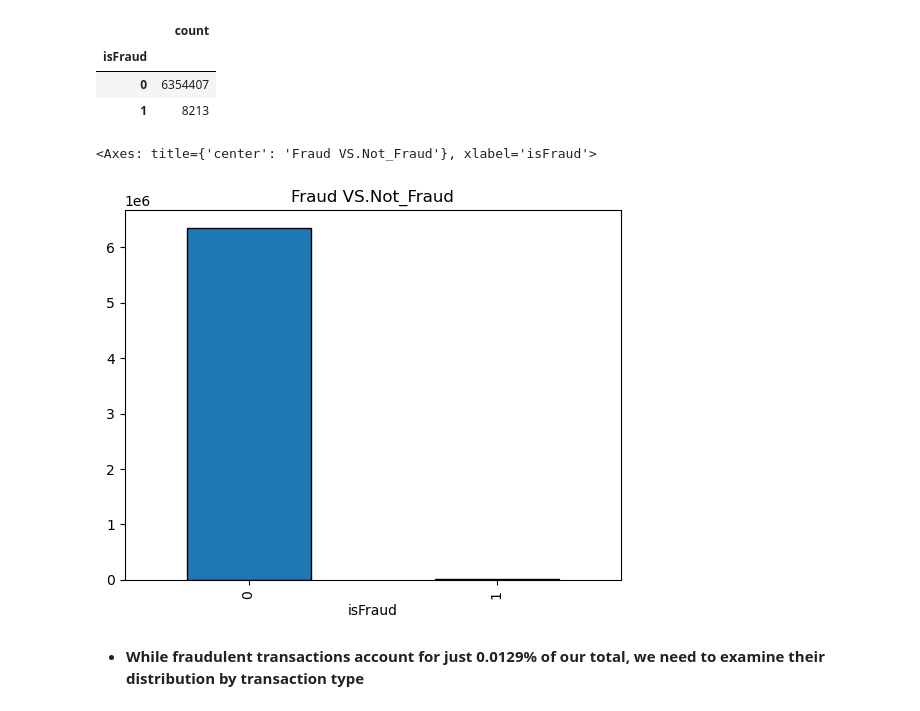
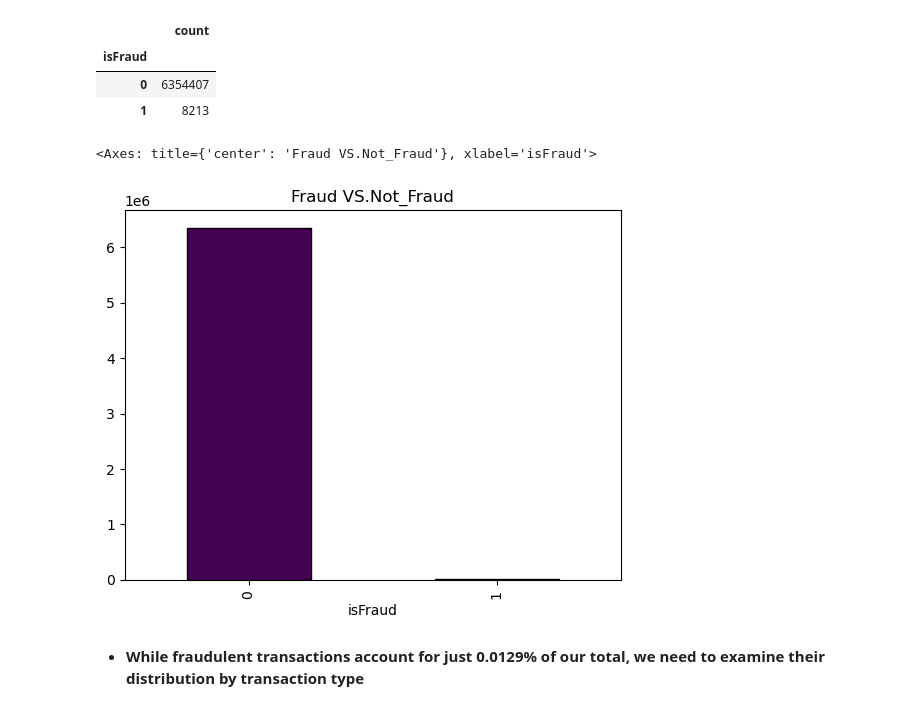
Before and after one commit to MaimunaBawa/Phase2TLAB1, a Jupyter notebook: EDA-1.ipynb, the cells around one changed output. Cells and saved outputs as stored; diff of their text form; code cells hidden in the pictures.

```diff
--- a/EDA-1.ipynb
+++ b/EDA-1.ipynb
@@ -142,10 +142,10 @@ df_fraud.to_frame()
 | 1 | 8213 |
 # %%
 #plot bargraph showing what is marked fraud and what is not marked fraud
-df_fraud.plot.bar(title= "Fraud VS.Not_Fraud",edgecolor="black")
+df_fraud.plot.bar(title= "Fraud VS.Not_Fraud",edgecolor="black",cmap="viridis")
 # %% [output]
 <Axes: title={'center': 'Fraud VS.Not_Fraud'}, xlabel='isFraud'>
-[figure, old version]
+[figure, new version]
 # %% [markdown]
 * **While fraudulent transactions account for just 0.0129% of our total, we need to examine their distribution by transaction type**
 # %%
```
Also changed, not shown: parts of 2 cells of this notebook, 1 other file.
